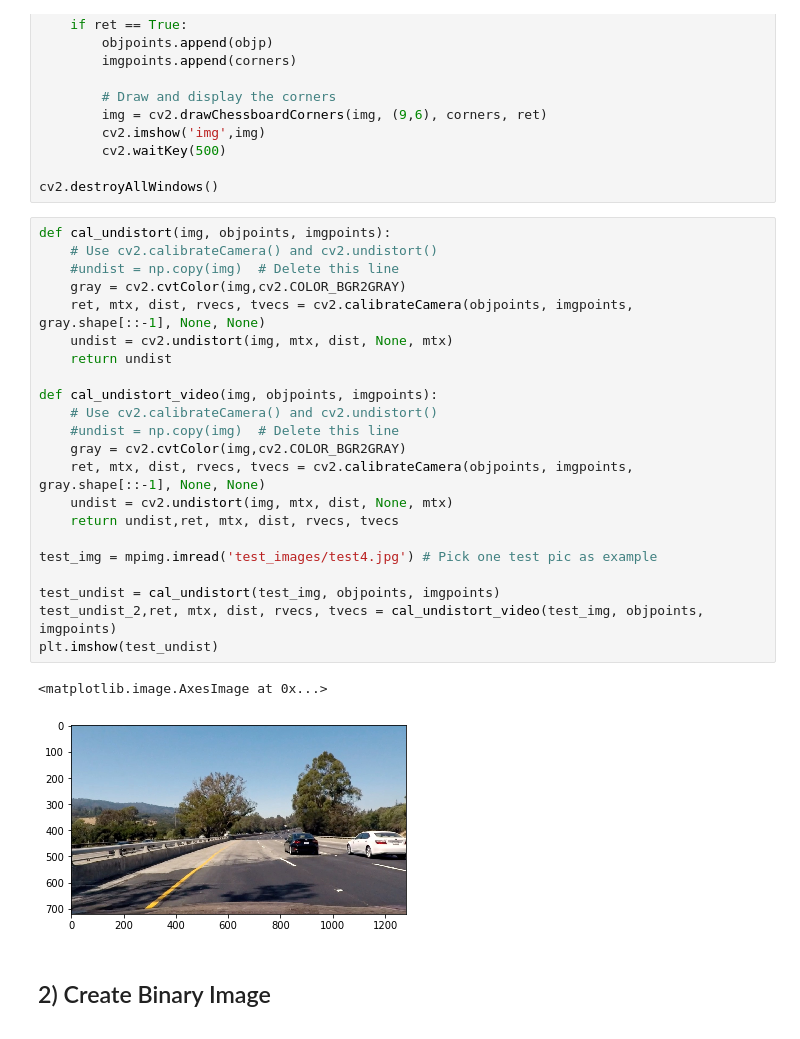
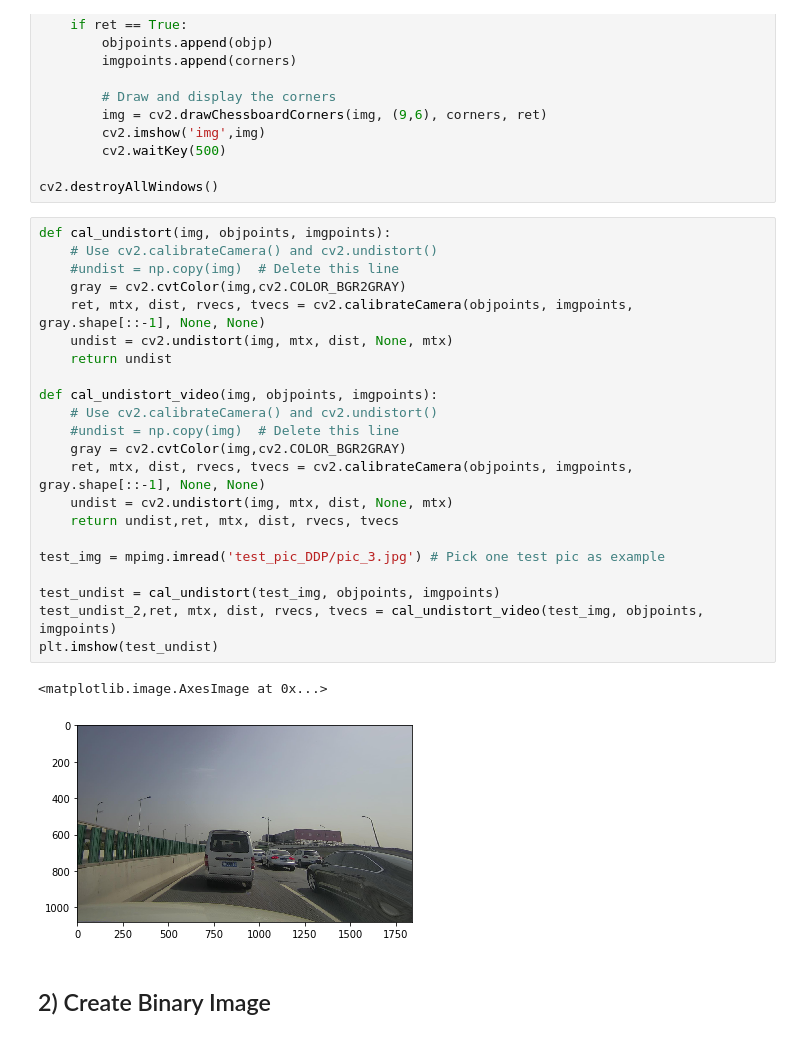
Before and after one commit to berlala/CarND-Advanced-Lane-Lines, a Jupyter notebook: lanefind_DDP.ipynb, the cells around one changed output. Drawn from its saved outputs; the diff is of its cells as text.

```diff
--- a/lanefind_DDP.ipynb
+++ b/lanefind_DDP.ipynb
@@ -61,28 +61,28 @@ cv2.destroyAllWindows()
 # %%
 def cal_undistort(img, objpoints, imgpoints):
     # Use cv2.calibrateCamera() and cv2.undistort()
     #undist = np.copy(img)  # Delete this line
     gray = cv2.cvtColor(img,cv2.COLOR_BGR2GRAY)
     ret, mtx, dist, rvecs, tvecs = cv2.calibrateCamera(objpoints, imgpoints, gray.shape[::-1], None, None)
     undist = cv2.undistort(img, mtx, dist, None, mtx)
     return undist
 
 def cal_undistort_video(img, objpoints, imgpoints):
     # Use cv2.calibrateCamera() and cv2.undistort()
     #undist = np.copy(img)  # Delete this line
     gray = cv2.cvtColor(img,cv2.COLOR_BGR2GRAY)
     ret, mtx, dist, rvecs, tvecs = cv2.calibrateCamera(objpoints, imgpoints, gray.shape[::-1], None, None)
     undist = cv2.undistort(img, mtx, dist, None, mtx)
     return undist,ret, mtx, dist, rvecs, tvecs
 
-test_img = mpimg.imread('test_images/test4.jpg') # Pick one test pic as example
+test_img = mpimg.imread('test_pic_DDP/pic_3.jpg') # Pick one test pic as example
 
 test_undist = cal_undistort(test_img, objpoints, imgpoints)
 test_undist_2,ret, mtx, dist, rvecs, tvecs = cal_undistort_video(test_img, objpoints, imgpoints)
 plt.imshow(test_undist)
 # %% [output]
 <matplotlib.image.AxesImage at 0x...>
-[figure, old version]
+[figure, new version]
 # %% [markdown]
 ## 2) Create Binary Image
 # %%
```
Also changed, not shown: parts of 2 cells of this notebook, 1 other file.
